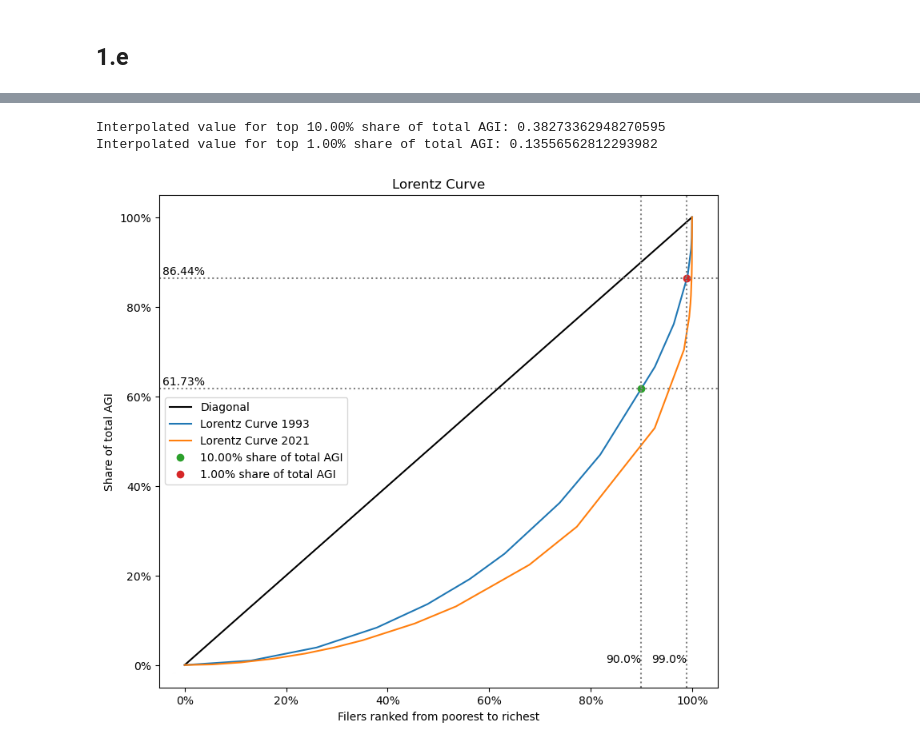
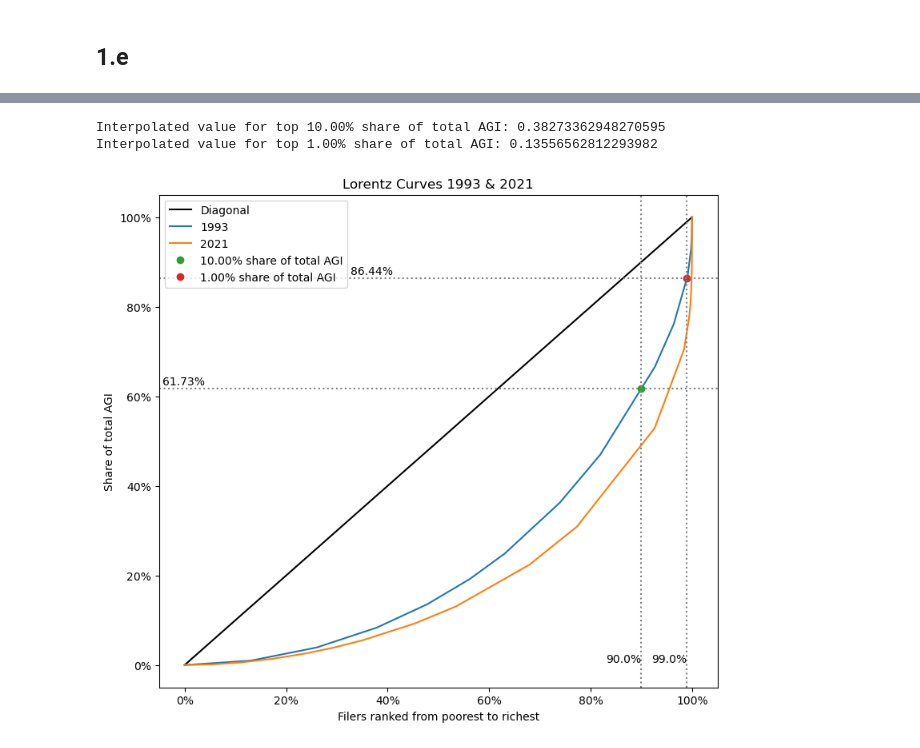
Before and after one commit to johanoelgaard/ECON230B, a Jupyter notebook: Assignment 1/Assignment I.ipynb, the cells around one changed output, grey strips where cells are left out. Saved outputs shown, nothing was run; the diff lists cells and outputs as text; code cells hidden in the pictures.

```diff
--- a/Assignment 1/Assignment I.ipynb
+++ b/Assignment 1/Assignment I.ipynb
@@ -132,7 +111,12 @@ def plot_lorentz_curve(data, shares=None, title='Lorentz Curve', data_label='Lor
 
             # write intersection of dotted lines with axis as text at the axis
             plt.text(share, 0, f'{share*100}%', verticalalignment='bottom', horizontalalignment='right')
-            plt.text(0.04, 1-y+0.015, '{:.2f}%'.format((1-y)*100), verticalalignment='center', horizontalalignment='right')
+
+            # adjust text position based on value of 1-y
+            if 1-y > 0.8:  # adjust threshold as needed
+                plt.text(0.41, 1-y+0.015, '{:.2f}%'.format((1-y)*100), verticalalignment='center', horizontalalignment='right')
+            else:
+                plt.text(0.04, 1-y+0.015, '{:.2f}%'.format((1-y)*100), verticalalignment='center', horizontalalignment='right')
 
     # set axis to percentage, legend and title
     plt.gca().yaxis.set_major_formatter(mticker.FuncFormatter(lambda x, _: '{:.0f}%'.format(x*100)))
@@ -140,7 +124,7 @@ def plot_lorentz_curve(data, shares=None, title='Lorentz Curve', data_label='Lor
     plt.title(title)
     plt.xlabel('Filers ranked from poorest to richest')
     plt.ylabel('Share of total AGI')
-    plt.legend()
+    plt.legend(loc='upper left')
 
     # saving the plot
     if save is not None:
@@ -352,6 +219,6 @@ Interpolated value for top 1% share of total AGI: 0.13556562812293982
 # %%
-plot_lorentz_curve(data93, [0.90, 0.99], data_label='Lorentz Curve 1993', compare=data21, compare_label='Lorentz Curve 2021')
+plot_lorentz_curve(data93, [0.90, 0.99], data_label='1993', compare=data21, compare_label='2021', title='Lorentz Curves 1993 & 2021', save='lorentz_curve1e.png')
 # %% [output]
 Interpolated value for top 10.00% share of total AGI: 0.38273362948270595
 Interpolated value for top 1.00% share of total AGI: 0.13556562812293982
-[figure, old version]
+[figure, new version]
```
Also changed, not shown: parts of 7 cells of this notebook.
